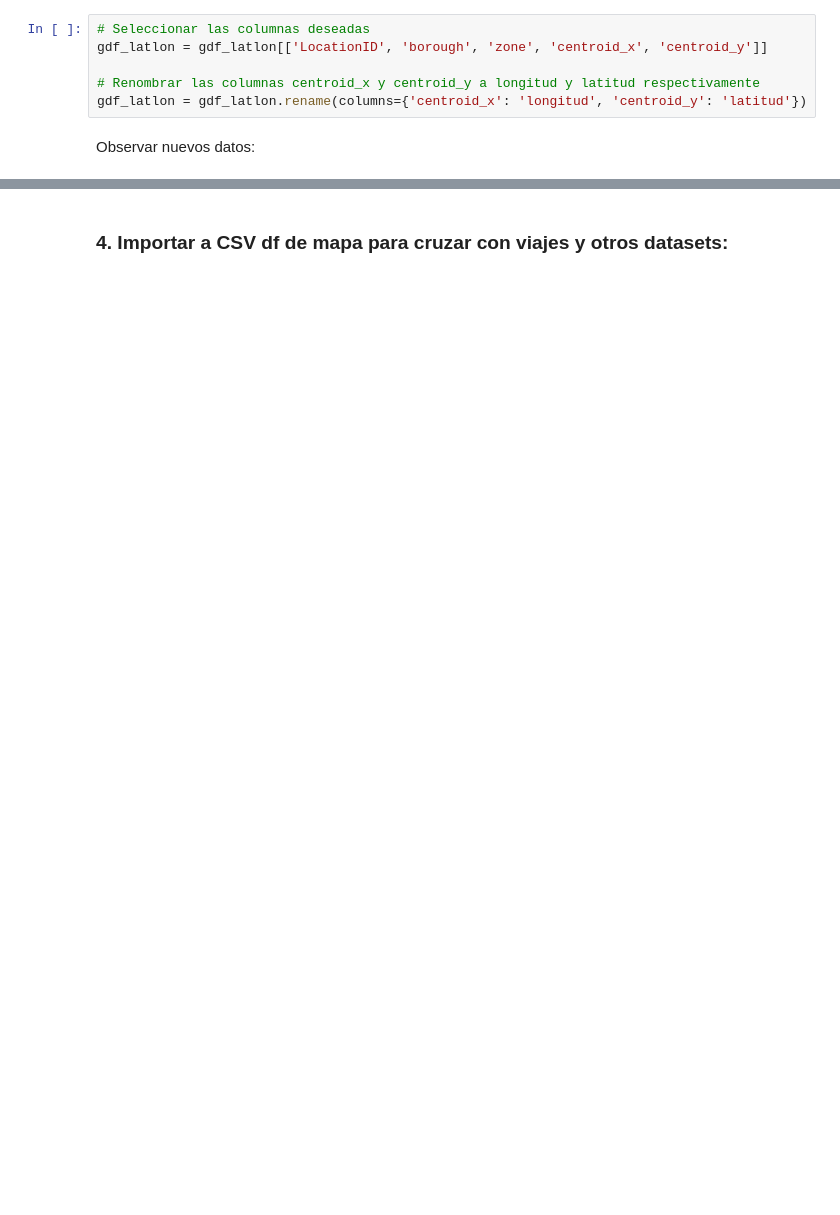
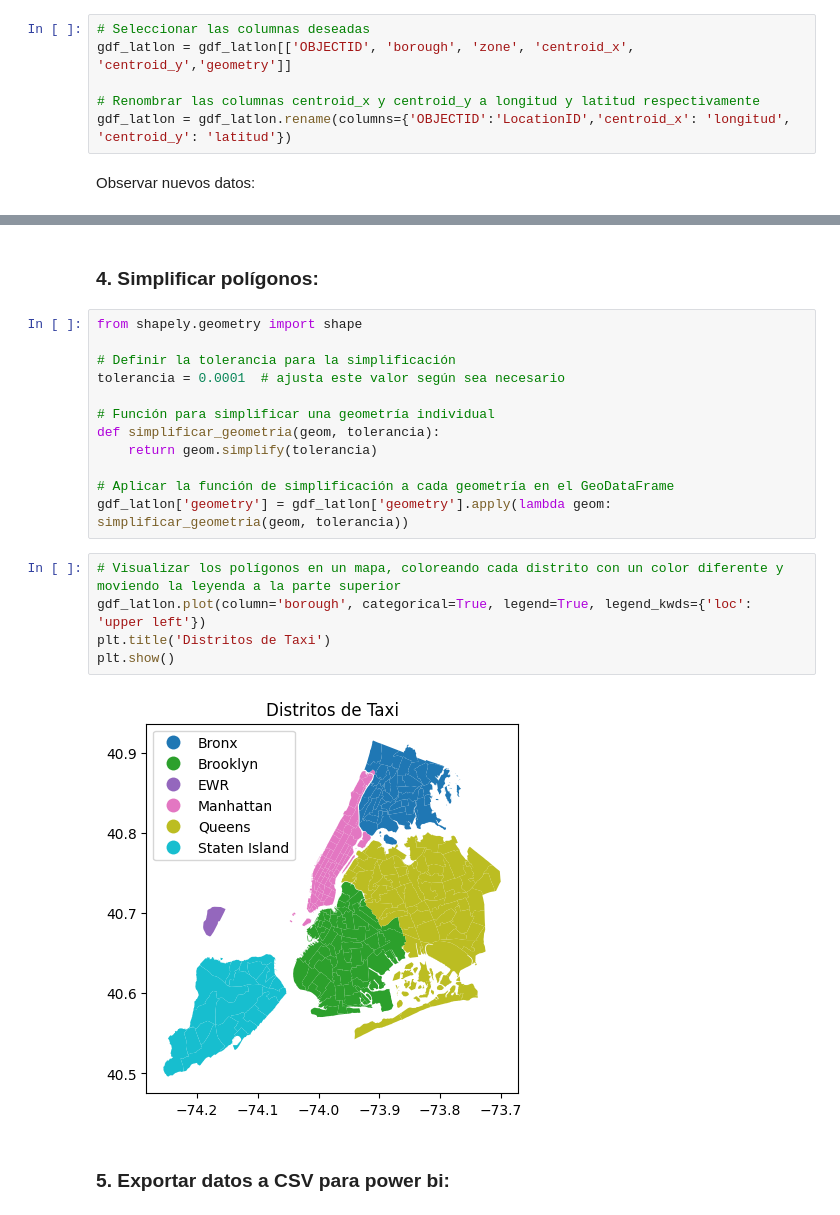
Before and after one commit to R4F43LB/EcoTaxisNYC, a Jupyter notebook: Local ETL/mapa.ipynb, the cells around one changed output, grey strips where cells are left out. Cells and saved outputs as stored; diff of their text form; blank space fills up the shorter version.

Commit message:
Actualización ETL agrupado servicios y simulación datos dashborad

```diff
--- a/Local ETL/mapa.ipynb
+++ b/Local ETL/mapa.ipynb
@@ -71,10 +82,10 @@ print(gdf_latlon[['centroid_x', 'centroid_y']])
 ### 3. Ordenar y selecionar columnas:
 # %%
 # Seleccionar las columnas deseadas
-gdf_latlon = gdf_latlon[['LocationID', 'borough', 'zone', 'centroid_x', 'centroid_y']]
+gdf_latlon = gdf_latlon[['OBJECTID', 'borough', 'zone', 'centroid_x', 'centroid_y','geometry']]
 
 # Renombrar las columnas centroid_x y centroid_y a longitud y latitud respectivamente
-gdf_latlon = gdf_latlon.rename(columns={'centroid_x': 'longitud', 'centroid_y': 'latitud'})
+gdf_latlon = gdf_latlon.rename(columns={'OBJECTID':'LocationID','centroid_x': 'longitud', 'centroid_y': 'latitud'})
 # %% [markdown]
 Observar nuevos datos:
 # %%
@@ -96,3 +107,24 @@ gdf_latlon
-# %% [markdown]
-### 4. Importar a CSV df de mapa para cruzar con viajes y otros datasets:
+# %% [markdown]
+### 4. Simplificar polígonos:
+# %%
+from shapely.geometry import shape
+
+# Definir la tolerancia para la simplificación
+tolerancia = 0.0001  # ajusta este valor según sea necesario
+
+# Función para simplificar una geometría individual
+def simplificar_geometria(geom, tolerancia):
+    return geom.simplify(tolerancia)
+
+# Aplicar la función de simplificación a cada geometría en el GeoDataFrame
+gdf_latlon['geometry'] = gdf_latlon['geometry'].apply(lambda geom: simplificar_geometria(geom, tolerancia))
+# %%
+# Visualizar los polígonos en un mapa, coloreando cada distrito con un color diferente y moviendo la leyenda a la parte superior
+gdf_latlon.plot(column='borough', categorical=True, legend=True, legend_kwds={'loc': 'upper left'})
+plt.title('Distritos de Taxi')
+plt.show()
+# %% [output]
+[figure, added]
+# %% [markdown]
+### 5. Exportar datos a CSV para power bi:
 # %%
```
Also changed, not shown: parts of 9 cells of this notebook, 13 other files.
